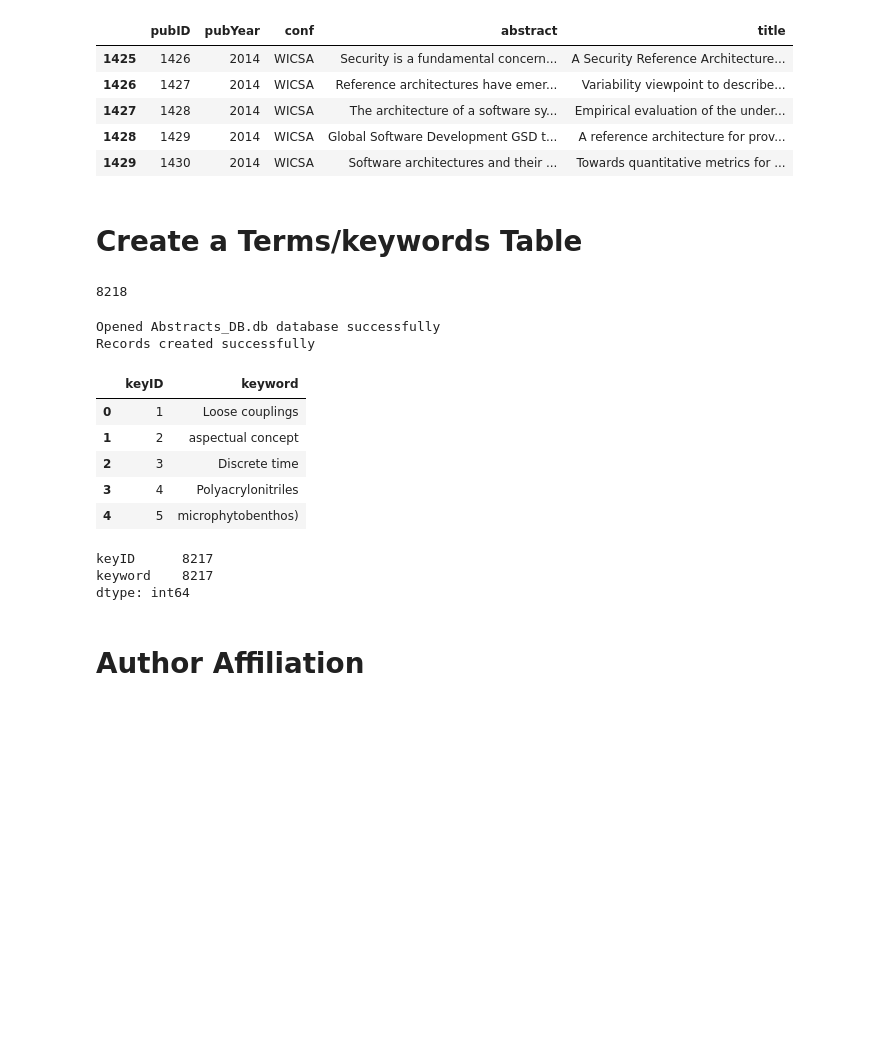
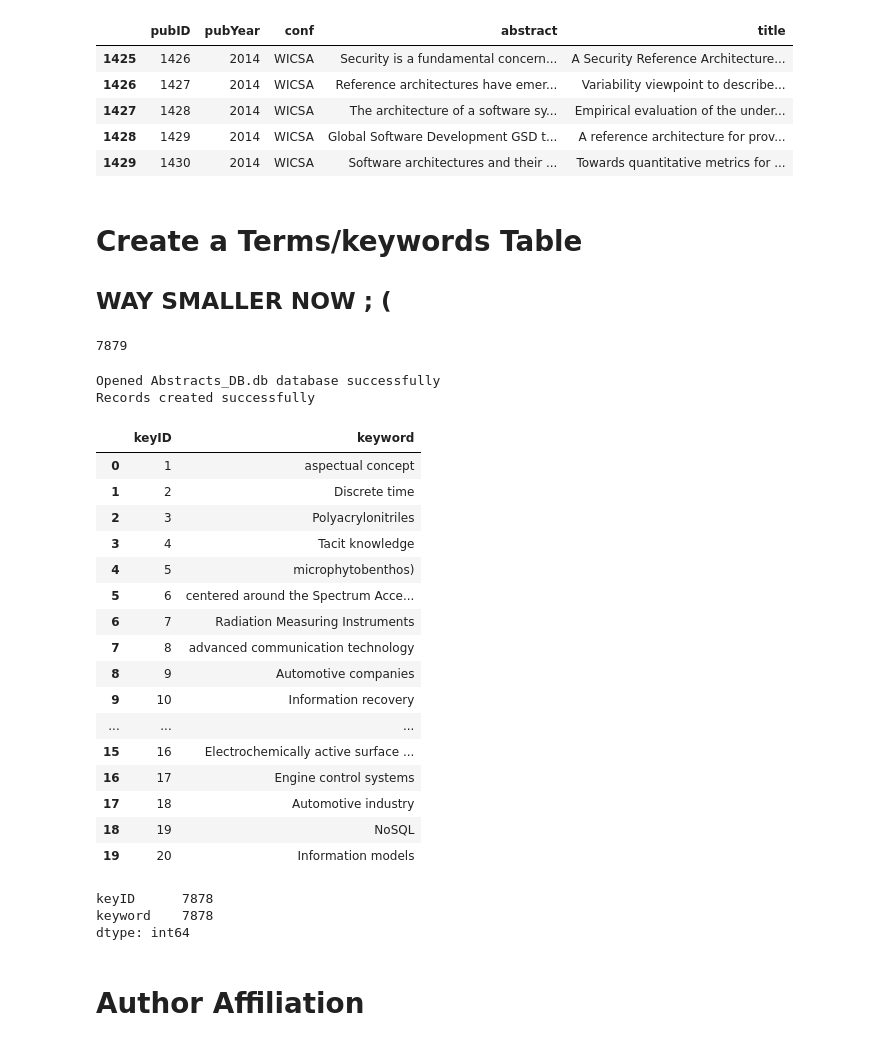
Before and after one commit to noveroa/DataBases, a Jupyter notebook: sqlStart/createSqliteNB2.ipynb, the cells around one changed output. Cells and saved outputs as stored; diff of their text form; code cells hidden in the pictures; blank space fills up the shorter version.

```diff
--- a/sqlStart/createSqliteNB2.ipynb
+++ b/sqlStart/createSqliteNB2.ipynb
@@ -34,8 +34,6 @@ absDF.head()
 | 3 | 4 | Ageless software evolves, to meet... | Sch of Comput Sci , Univ of Adela... | ['Falkner, K', ' Balasubramaniam,... | ECSA | Informed evolution | ['software architecture', 'softwa... | 2007 |
 | 4 | 5 | The past 20 years has seen signif... | Software Group, IBM, Raleigh, NC,... | ['Brown, A W', ' McDermid, J A'] | ECSA | The art and science of software a... | ['safety-critical software', 'sof... | 2007 |
 # %%
-absDF = cmd.createTOTALTable(rowtotal)
-
-x = list(absDF.columns)
-absDF.terms.iloc[0]
+print list(absDF.columns)
+print absDF.terms.iloc[0]
 # %% [output]
@@ -148,33 +166,45 @@ Records created successfully
 | 1429 | 1430 | 2014 | WICSA | Software architectures and their ... | Towards quantitative metrics for ... |
 # %% [markdown]
 # Create a Terms/keywords Table
+## WAY SMALLER NOW ; (
 # %%
 import terms as term
 term = reload(term)
 # %%
-setTotal = term.parseTerms(absDF)
+setTotal = term.findTermSet(absDF)
 len(setTotal)
 # %% [output]
-8218
+7879
 # %%
 termDF = cmd.createKEYSTable(setTotal[1:])
 # %% [output]
 Opened Abstracts_DB.db database successfully
 Records created successfully
 # %%
-termDF.head()
+termDF.head(20) #<~~~~ LOT OF ERRORS!
 # %% [output]
 |  | keyID | keyword |
-| 0 | 1 | Loose couplings |
-| 1 | 2 | aspectual concept |
-| 2 | 3 | Discrete time |
-| 3 | 4 | Polyacrylonitriles |
+| 0 | 1 | aspectual concept |
+| 1 | 2 | Discrete time |
+| 2 | 3 | Polyacrylonitriles |
+| 3 | 4 | Tacit knowledge |
 | 4 | 5 | microphytobenthos) |
+| 5 | 6 | centered around the Spectrum Acce... |
+| 6 | 7 | Radiation Measuring Instruments |
+| 7 | 8 | advanced communication technology |
+| 8 | 9 | Automotive companies |
+| 9 | 10 | Information recovery |
+| ... | ... | ... |
+| 15 | 16 | Electrochemically active surface ... |
+| 16 | 17 | Engine control systems |
+| 17 | 18 | Automotive industry |
+| 18 | 19 | NoSQL |
+| 19 | 20 | Information models |
 # %%
 termDF.count()
 # %% [output]
-keyID      8217
-keyword    8217
+keyID      7878
+keyword    7878
 dtype: int64
 # %% [markdown]
 # Author Affiliation
```
Also changed, not shown: parts of 4 cells of this notebook, 17 other files.
